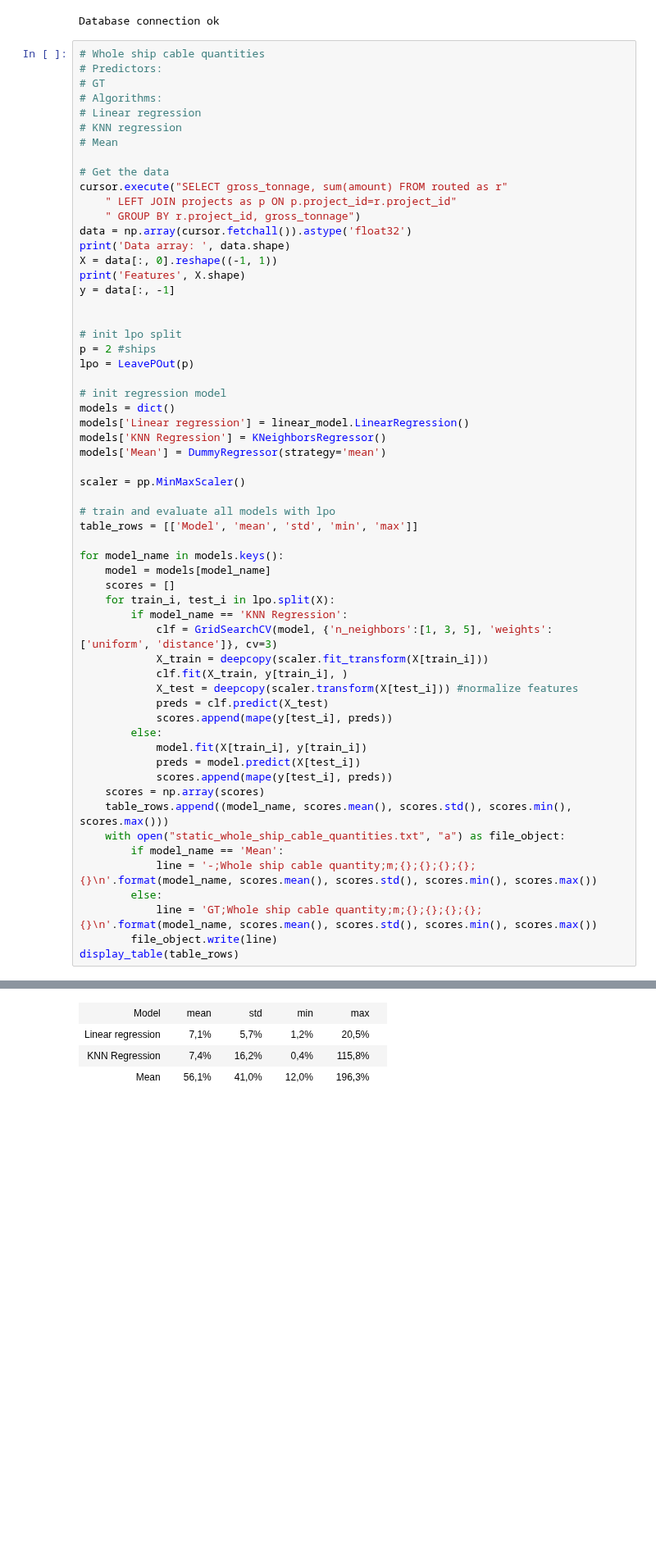
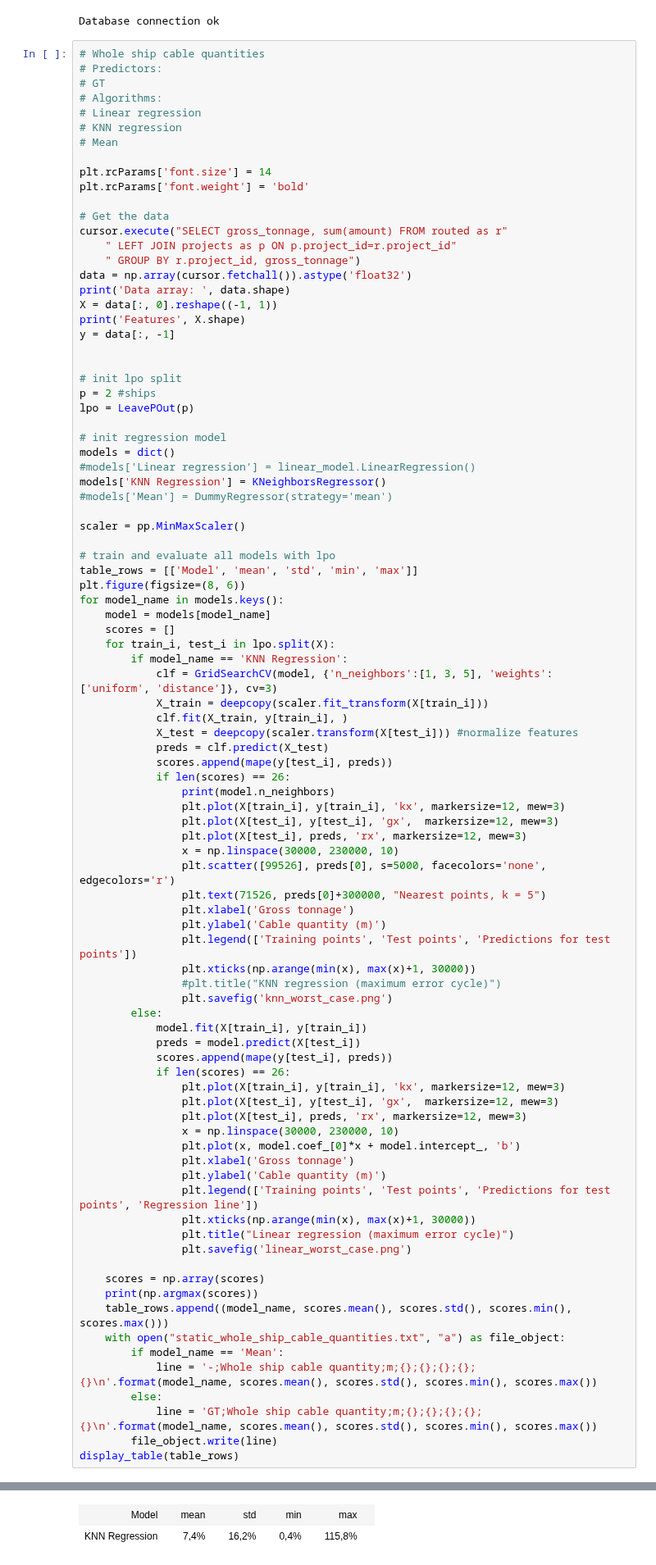
Before and after one commit to Miikkasna/cablepredictions, a Jupyter notebook: Whole ship cable quantities.ipynb, the cells around one changed output, grey strips where cells are left out. Shown at 82% size. Drawn from its saved outputs; the diff is of its cells as text; blank space fills up the shorter version.

```diff
--- a/Whole ship cable quantities.ipynb
+++ b/Whole ship cable quantities.ipynb
@@ -43,6 +43,9 @@ Database connection ok
 # Linear regression
 # KNN regression
 # Mean
+
+plt.rcParams['font.size'] = 14
+plt.rcParams['font.weight'] = 'bold'
 
 # Get the data
 cursor.execute("SELECT gross_tonnage, sum(amount) FROM routed as r"
@@ -61,15 +64,15 @@ lpo = LeavePOut(p)
 
 # init regression model
 models = dict()
-models['Linear regression'] = linear_model.LinearRegression()
+#models['Linear regression'] = linear_model.LinearRegression()
 models['KNN Regression'] = KNeighborsRegressor()
-models['Mean'] = DummyRegressor(strategy='mean')
+#models['Mean'] = DummyRegressor(strategy='mean')
 
 scaler = pp.MinMaxScaler()
 
 # train and evaluate all models with lpo
 table_rows = [['Model', 'mean', 'std', 'min', 'max']]
-
+plt.figure(figsize=(8, 6))
 for model_name in models.keys():
     model = models[model_name]
     scores = []
@@ -81,11 +84,39 @@ for model_name in models.keys():
             X_test = deepcopy(scaler.transform(X[test_i])) #normalize features
             preds = clf.predict(X_test)
             scores.append(mape(y[test_i], preds))
+            if len(scores) == 26:
+                print(model.n_neighbors)
+                plt.plot(X[train_i], y[train_i], 'kx', markersize=12, mew=3)
+                plt.plot(X[test_i], y[test_i], 'gx',  markersize=12, mew=3)
+                plt.plot(X[test_i], preds, 'rx', markersize=12, mew=3)
+                x = np.linspace(30000, 230000, 10)
+                plt.scatter([99526], preds[0], s=5000, facecolors='none', edgecolors='r')
+                plt.text(71526, preds[0]+300000, "Nearest points, k = 5")
+                plt.xlabel('Gross tonnage')
+                plt.ylabel('Cable quantity (m)')
+                plt.legend(['Training points', 'Test points', 'Predictions for test points'])
+                plt.xticks(np.arange(min(x), max(x)+1, 30000))
+                #plt.title("KNN regression (maximum error cycle)")
+                plt.savefig('knn_worst_case.png')
         else:
             model.fit(X[train_i], y[train_i])
             preds = model.predict(X[test_i])
             scores.append(mape(y[test_i], preds))
+            if len(scores) == 26:
+                plt.plot(X[train_i], y[train_i], 'kx', markersize=12, mew=3)
+                plt.plot(X[test_i], y[test_i], 'gx',  markersize=12, mew=3)
+                plt.plot(X[test_i], preds, 'rx', markersize=12, mew=3)
+                x = np.linspace(30000, 230000, 10)
+                plt.plot(x, model.coef_[0]*x + model.intercept_, 'b')
+                plt.xlabel('Gross tonnage')
+                plt.ylabel('Cable quantity (m)')
+                plt.legend(['Training points', 'Test points', 'Predictions for test points', 'Regression line'])
+                plt.xticks(np.arange(min(x), max(x)+1, 30000))
+                plt.title("Linear regression (maximum error cycle)")
+                plt.savefig('linear_worst_case.png')
+
     scores = np.array(scores)
+    print(np.argmax(scores))
     table_rows.append((model_name, scores.mean(), scores.std(), scores.min(), scores.max()))
     with open("static_whole_ship_cable_quantities.txt", "a") as file_object:
         if model_name == 'Mean':
@@ -100,4 +133,2 @@ Features (11, 1)
 | Model |  | mean |  | std |  | min |  | max |  |
-| Linear regression |  | 7,1% |  | 5,7% |  | 1,2% |  | 20,5% |  |
 | KNN Regression |  | 7,4% |  | 16,2% |  | 0,4% |  | 115,8% |  |
-| Mean |  | 56,1% |  | 41,0% |  | 12,0% |  | 196,3% |  |
```
Also changed, not shown: parts of 2 cells of this notebook, 5 other files.
